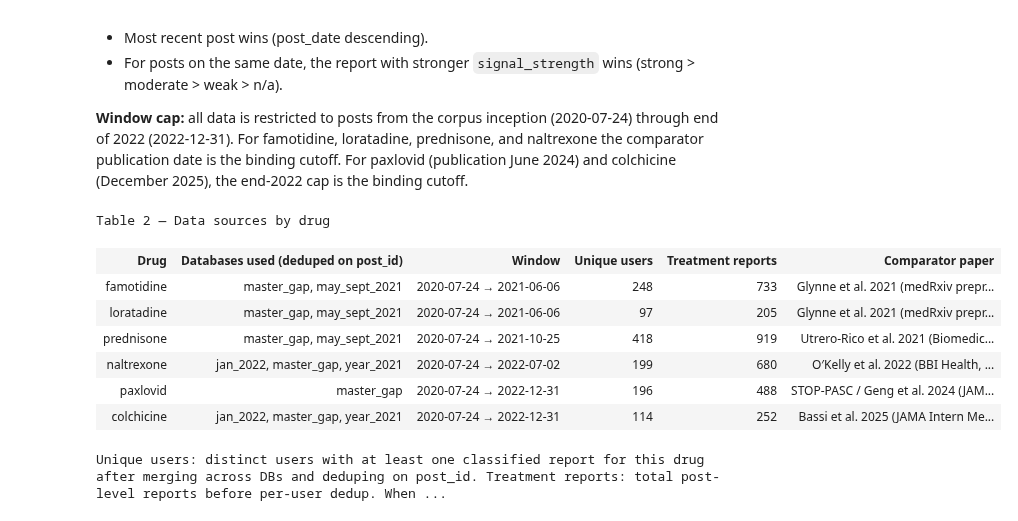
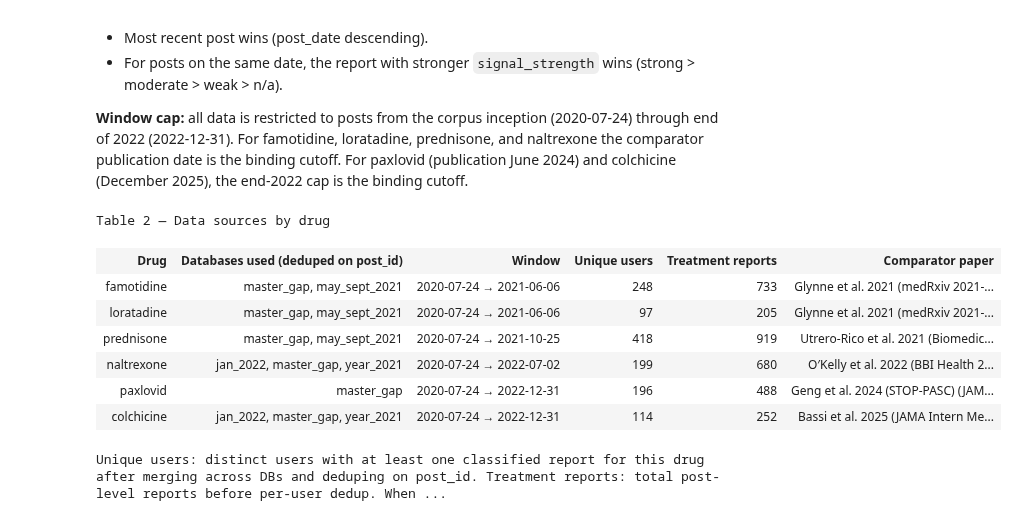
Before and after one commit to Ely-S/PatientPunk, a Jupyter notebook: docs/RCT_historical_validation/output/paper_figures_executed.ipynb, the cells around one changed output. Saved outputs shown, nothing was run; the diff lists cells and outputs as text; code cells hidden in the pictures.

```diff
--- a/docs/RCT_historical_validation/output/paper_figures_executed.ipynb
+++ b/docs/RCT_historical_validation/output/paper_figures_executed.ipynb
@@ -168,16 +168,17 @@ def epoch_eod(date_str):
 END_2022 = '2022-12-31'
 
 DRUG_CUTOFFS = {
-    'famotidine':  ('2021-06-06', 'Glynne et al. 2021 (medRxiv preprint, 7 Jun 2021)'),
-    'loratadine':  ('2021-06-06', 'Glynne et al. 2021 (medRxiv preprint, 7 Jun 2021)'),
-    'prednisone':  ('2021-10-25', 'Utrero-Rico et al. 2021 (Biomedicines, 26 Oct 2021)'),
-    'naltrexone':  ('2022-07-02', 'O′Kelly et al. 2022 (BBI Health, 3 Jul 2022)'),
-    'paxlovid':    ('2024-06-06', 'STOP-PASC / Geng et al. 2024 (JAMA Intern Med, 7 Jun 2024)'),
-    'colchicine':  ('2025-11-30', 'Bassi et al. 2025 (JAMA Intern Med, 1 Dec 2025)'),
+    # drug -> (cutoff_yyyy_mm_dd, paper_short, source_and_date)
+    'famotidine':  ('2021-06-06', 'Glynne et al. 2021',          'medRxiv 2021-06-07'),
+    'loratadine':  ('2021-06-06', 'Glynne et al. 2021',          'medRxiv 2021-06-07'),
+    'prednisone':  ('2021-10-25', 'Utrero-Rico et al. 2021',     'Biomedicines 2021-10-26'),
+    'naltrexone':  ('2022-07-02', 'O′Kelly et al. 2022',         'BBI Health 2022-07-03'),
+    'paxlovid':    ('2024-06-06', 'Geng et al. 2024 (STOP-PASC)', 'JAMA Intern Med 2024-06-07'),
+    'colchicine':  ('2025-11-30', 'Bassi et al. 2025',           'JAMA Intern Med 2025-12-01'),
 }
 # %%
 
-def _sentiment_breakdown(drug_label, sentiments, trial_dir, paper_ref):
+def _sentiment_breakdown(drug_label, sentiments, trial_dir, paper_short, source_date):
     n = len(sentiments)
     pos = sum(1 for s in sentiments if s == 'positive')
     neg = sum(1 for s in sentiments if s == 'negative')
@@ -188,7 +189,8 @@ def _sentiment_breakdown(drug_label, sentiments, trial_dir, paper_ref):
     nonr_lo, nonr_hi = wilson(nonr, n, alpha=0.05, method='wilson') if n else (0, 0)
     pval = binomtest(pos, n, 0.5, alternative='two-sided').pvalue if n else 1.0
     return {
-        'drug': drug_label, 'n': n, 'trial_dir': trial_dir, 'paper': paper_ref,
+        'drug': drug_label, 'n': n, 'trial_dir': trial_dir,
+        'paper': paper_short, 'source_date': source_date,
         'pos': pos, 'neg': neg, 'neu': neu, 'mix': mix, 'nonr': nonr,
         'pos_pct': pos/n*100 if n else 0,
         'pos_lo': pos_lo*100, 'pos_hi': pos_hi*100,
@@ -208,13 +210,13 @@ TRIAL_DIRS = {
 }
 
 resp_rows = []
-for drug, (pub_cutoff, paper) in DRUG_CUTOFFS.items():
+for drug, (pub_cutoff, paper_short, source_date) in DRUG_CUTOFFS.items():
     effective_cutoff = min(pub_cutoff, END_2022)
     cutoff_ts = epoch_eod(effective_cutoff)
     merged = merge_drug_across_dbs(drug, cutoff_ts)
     dedup = dedup_recent_then_strength(merged)
     sentiments = [s for _u, _d, s in dedup]
-    resp_rows.append(_sentiment_breakdown(drug, sentiments, TRIAL_DIRS[drug], paper))
+    resp_rows.append(_sentiment_breakdown(drug, sentiments, TRIAL_DIRS[drug], paper_short, source_date))
 
 resp_df = (pd.DataFrame(resp_rows)
            .sort_values('pos_pct', ascending=False)
@@ -311,7 +313,7 @@ the end-2022 cap is the binding cutoff.
 # Pulls user/report counts directly from the merged data so the table
 # auto-updates if the underlying DBs change.
 src_rows = []
-for drug, (pub_cutoff, paper) in DRUG_CUTOFFS.items():
+for drug, (pub_cutoff, paper_short, source_date) in DRUG_CUTOFFS.items():
     effective_cutoff = min(pub_cutoff, END_2022)
     cutoff_ts = epoch_eod(effective_cutoff)
     merged = merge_drug_across_dbs(drug, cutoff_ts)
@@ -325,44 +327,44 @@ for drug, (pub_cutoff, paper) in DRUG_CUTOFFS.items():
         'window_end': effective_cutoff,
         'unique_users': n_users,
         'treatment_reports': n_reports,
-        'comparator': paper,
+        'comparator': f"{paper_short} ({source_date})",
     })
 src_df = pd.DataFrame(src_rows)
 
 src_html = "<table style='border-collapse:collapse; width:100%; font-size:0.85em; margin:12px 0;'>"
 src_html += ("<tr style='background:#34495e; color:white;'>"
              "<th style='padding:6px 10px;'>Drug</th>"
              "<th style='padding:6px 10px;'>Databases used (deduped on post_id)</th>"
              "<th style='padding:6px 10px;'>Window</th>"
              "<th style='padding:6px 10px;'>Unique users</th>"
              "<th style='padding:6px 10px;'>Treatment reports</th>"
              "<th style='padding:6px 10px;'>Comparator paper</th></tr>")
 for i, (_, r) in enumerate(src_df.iterrows()):
     bg = '#fff' if i % 2 == 0 else '#f8f9fa'
     src_html += (f"<tr style='background:{bg};'>"
                  f"<td style='padding:6px 10px; font-weight:bold;'>{r['drug']}</td>"
                  f"<td style='padding:6px 10px; font-size:0.85em;'>{r['databases']}</td>"
                  f"<td style='padding:6px 10px;'>{r['window_start']} → {r['window_end']}</td>"
                  f"<td style='padding:6px 10px; text-align:center;'>{r['unique_users']}</td>"
                  f"<td style='padding:6px 10px; text-align:center;'>{r['treatment_reports']}</td>"
                  f"<td style='padding:6px 10px; font-size:0.85em;'>{r['comparator']}</td></tr>")
 src_html += "</table>"
 src_html += ("<p style='font-size:0.85em; color:#777; margin-top:4px;'>"
              "Unique users: distinct users with at least one classified report for this drug after merging "
              "across DBs and deduping on post_id. Treatment reports: total post-level reports before per-user dedup. "
              "When the same post is classified in multiple DBs, the master_gap classification takes priority. "
              "Window cap at end of 2022 applies to paxlovid and colchicine; for the other four drugs the "
              "comparator publication date is the binding cutoff.</p>")
 
 display(HTML("<h3>Table 2 &mdash; Data sources by drug</h3>" + src_html))
 # %% [output]
 Table 2 — Data sources by drug
 | Drug | Databases used (deduped on post_id) | Window | Unique users | Treatment reports | Comparator paper |
-| famotidine | master_gap, may_sept_2021 | 2020-07-24 → 2021-06-06 | 248 | 733 | Glynne et al. 2021 (medRxiv prepr... |
-| loratadine | master_gap, may_sept_2021 | 2020-07-24 → 2021-06-06 | 97 | 205 | Glynne et al. 2021 (medRxiv prepr... |
+| famotidine | master_gap, may_sept_2021 | 2020-07-24 → 2021-06-06 | 248 | 733 | Glynne et al. 2021 (medRxiv 2021-... |
+| loratadine | master_gap, may_sept_2021 | 2020-07-24 → 2021-06-06 | 97 | 205 | Glynne et al. 2021 (medRxiv 2021-... |
 | prednisone | master_gap, may_sept_2021 | 2020-07-24 → 2021-10-25 | 418 | 919 | Utrero-Rico et al. 2021 (Biomedic... |
-| naltrexone | jan_2022, master_gap, year_2021 | 2020-07-24 → 2022-07-02 | 199 | 680 | O′Kelly et al. 2022 (BBI Health, ... |
-| paxlovid | master_gap | 2020-07-24 → 2022-12-31 | 196 | 488 | STOP-PASC / Geng et al. 2024 (JAM... |
+| naltrexone | jan_2022, master_gap, year_2021 | 2020-07-24 → 2022-07-02 | 199 | 680 | O′Kelly et al. 2022 (BBI Health 2... |
+| paxlovid | master_gap | 2020-07-24 → 2022-12-31 | 196 | 488 | Geng et al. 2024 (STOP-PASC) (JAM... |
 | colchicine | jan_2022, master_gap, year_2021 | 2020-07-24 → 2022-12-31 | 114 | 252 | Bassi et al. 2025 (JAMA Intern Me... |
 Unique users: distinct users with at least one classified report for this drug after merging across DBs and deduping on post_id. Treatment reports: total post-level reports before per-user dedup. When ...
 # %%
```
Also changed, not shown: parts of 1 cell of this notebook, 3 other files.
